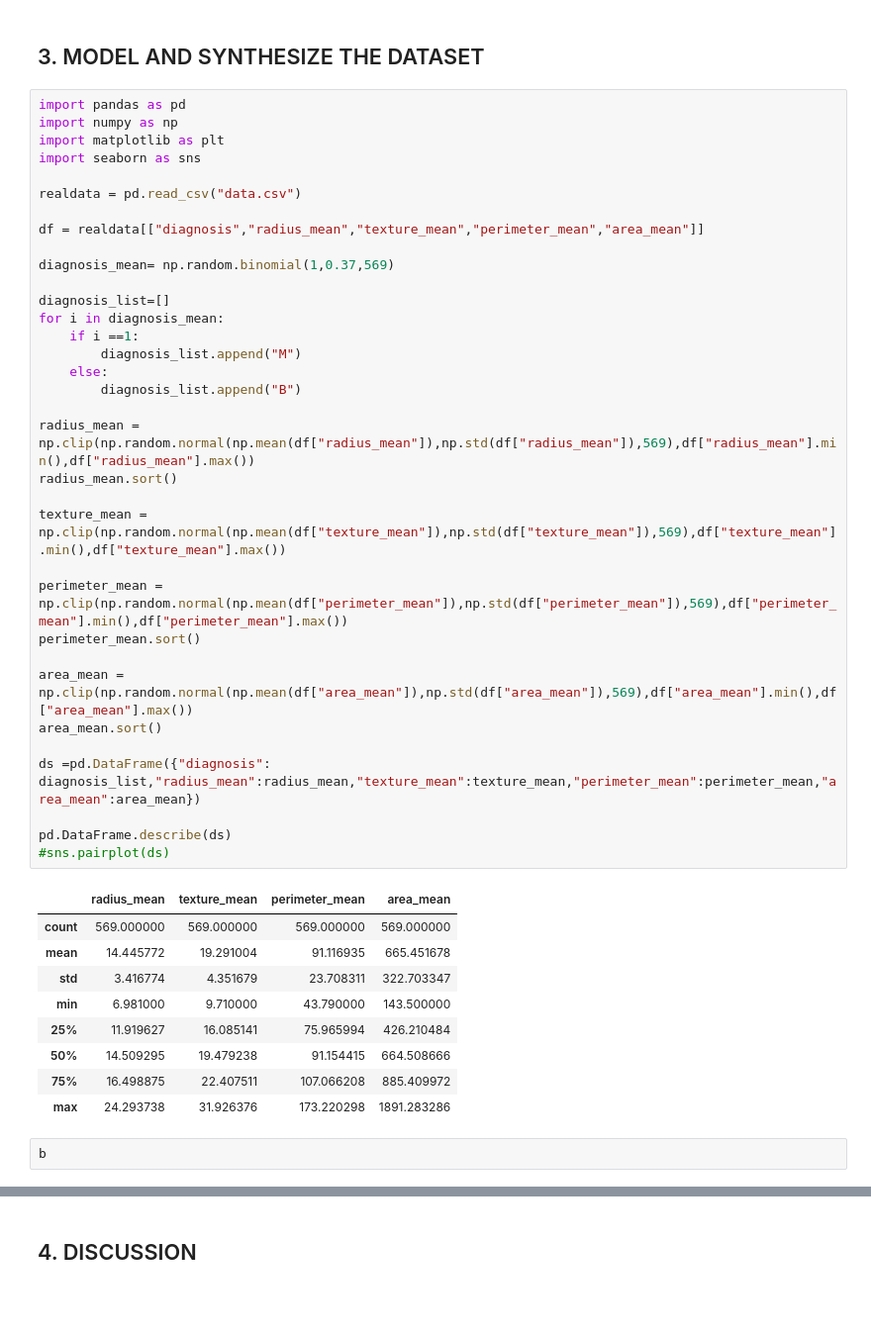
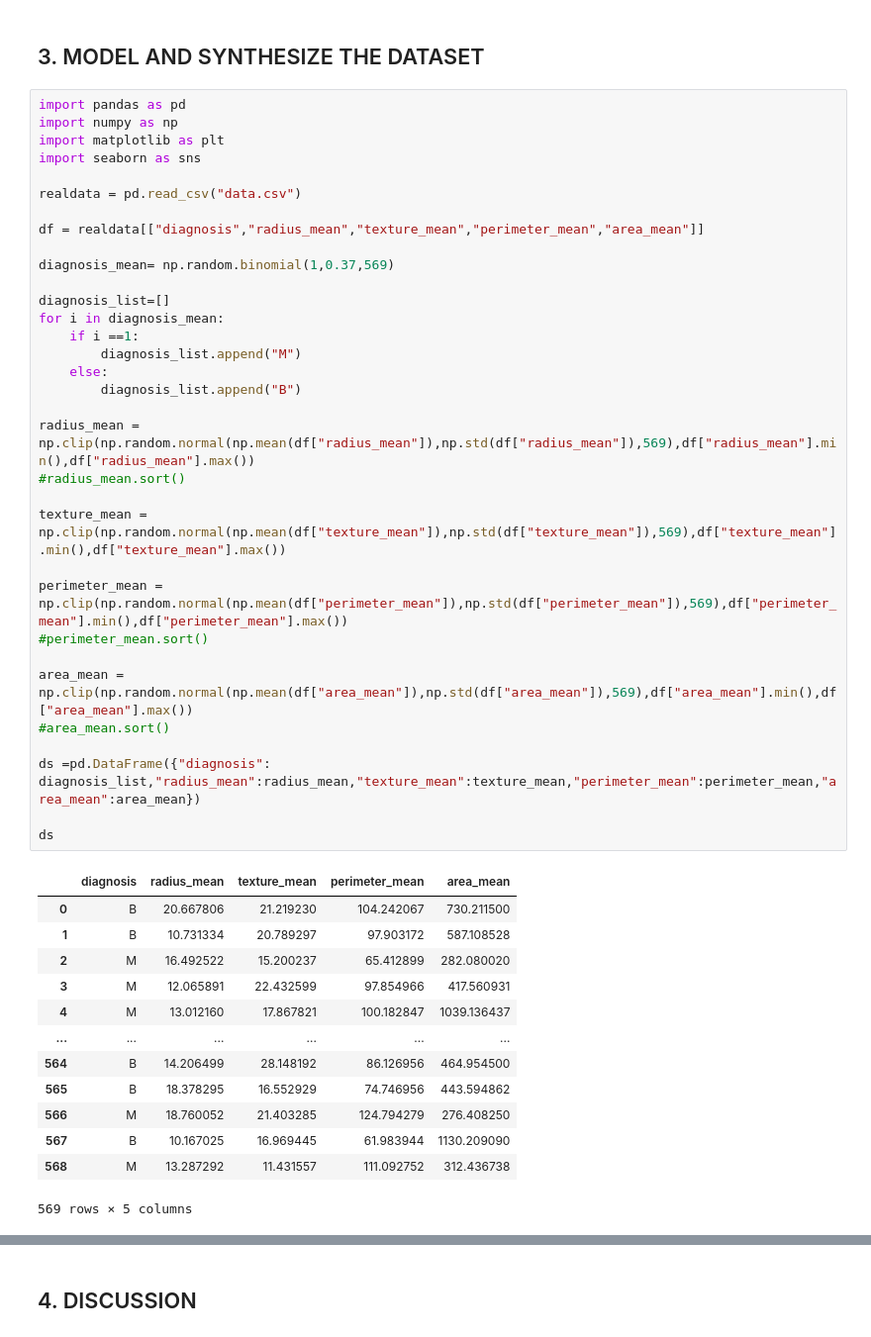
Before and after one commit to RobVergano/PDA22, a Jupyter notebook: Project 1 PDA 2022.ipynb, the cells around one changed output, grey strips where cells are left out. Shown at 99% size. Drawn from its saved outputs; the diff is of its cells as text; blank space fills up the shorter version.

```diff
--- a/Project 1 PDA 2022.ipynb
+++ b/Project 1 PDA 2022.ipynb
@@ -73,46 +96,47 @@ sns.pairplot(df)
 # %%
 import pandas as pd
 import numpy as np
 import matplotlib as plt
 import seaborn as sns
 
 realdata = pd.read_csv("data.csv")
 
 df = realdata[["diagnosis","radius_mean","texture_mean","perimeter_mean","area_mean"]]
 
 diagnosis_mean= np.random.binomial(1,0.37,569)
 
 diagnosis_list=[]
 for i in diagnosis_mean:
     if i ==1:
         diagnosis_list.append("M")
     else:
         diagnosis_list.append("B")
 
 radius_mean = np.clip(np.random.normal(np.mean(df["radius_mean"]),np.std(df["radius_mean"]),569),df["radius_mean"].min(),df["radius_mean"].max())
-radius_mean.sort()
+#radius_mean.sort()
 
 texture_mean = np.clip(np.random.normal(np.mean(df["texture_mean"]),np.std(df["texture_mean"]),569),df["texture_mean"].min(),df["texture_mean"].max())
 
 perimeter_mean = np.clip(np.random.normal(np.mean(df["perimeter_mean"]),np.std(df["perimeter_mean"]),569),df["perimeter_mean"].min(),df["perimeter_mean"].max())
-perimeter_mean.sort()
+#perimeter_mean.sort()
 
 area_mean = np.clip(np.random.normal(np.mean(df["area_mean"]),np.std(df["area_mean"]),569),df["area_mean"].min(),df["area_mean"].max())
-area_mean.sort()
+#area_mean.sort()
 
 ds =pd.DataFrame({"diagnosis": diagnosis_list,"radius_mean":radius_mean,"texture_mean":texture_mean,"perimeter_mean":perimeter_mean,"area_mean":area_mean})
 
-pd.DataFrame.describe(ds)
-#sns.pairplot(ds)
+ds
 # %% [output]
-|  | radius_mean | texture_mean | perimeter_mean | area_mean |
-| count | 569.000000 | 569.000000 | 569.000000 | 569.000000 |
-| mean | 14.445772 | 19.291004 | 91.116935 | 665.451678 |
-| std | 3.416774 | 4.351679 | 23.708311 | 322.703347 |
-| min | 6.981000 | 9.710000 | 43.790000 | 143.500000 |
-| 25% | 11.919627 | 16.085141 | 75.965994 | 426.210484 |
-| 50% | 14.509295 | 19.479238 | 91.154415 | 664.508666 |
-| 75% | 16.498875 | 22.407511 | 107.066208 | 885.409972 |
-| max | 24.293738 | 31.926376 | 173.220298 | 1891.283286 |
+|  | diagnosis | radius_mean | texture_mean | perimeter_mean | area_mean |
+| 0 | B | 20.667806 | 21.219230 | 104.242067 | 730.211500 |
+| 1 | B | 10.731334 | 20.789297 | 97.903172 | 587.108528 |
+| 2 | M | 16.492522 | 15.200237 | 65.412899 | 282.080020 |
+| 3 | M | 12.065891 | 22.432599 | 97.854966 | 417.560931 |
+| 4 | M | 13.012160 | 17.867821 | 100.182847 | 1039.136437 |
+| ... | ... | ... | ... | ... | ... |
+| 564 | B | 14.206499 | 28.148192 | 86.126956 | 464.954500 |
+| 565 | B | 18.378295 | 16.552929 | 74.746956 | 443.594862 |
+| 566 | M | 18.760052 | 21.403285 | 124.794279 | 276.408250 |
+| 567 | B | 10.167025 | 16.969445 | 61.983944 | 1130.209090 |
+| 568 | M | 13.287292 | 11.431557 | 111.092752 | 312.436738 |
+569 rows × 5 columns
-# %%
-b
```
Also changed, not shown: parts of 14 cells of this notebook.
